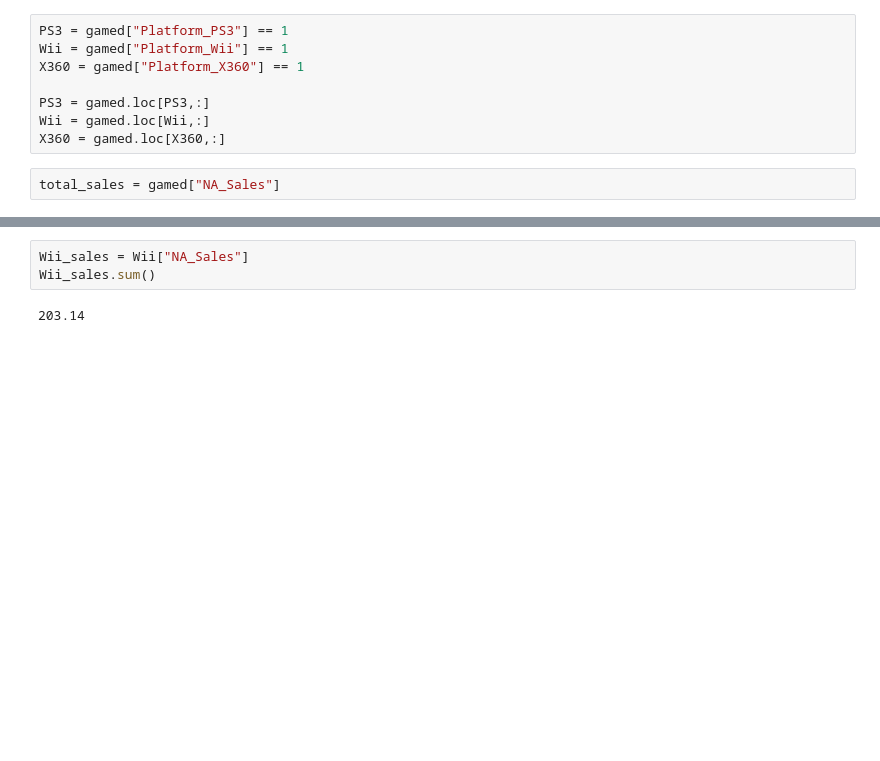
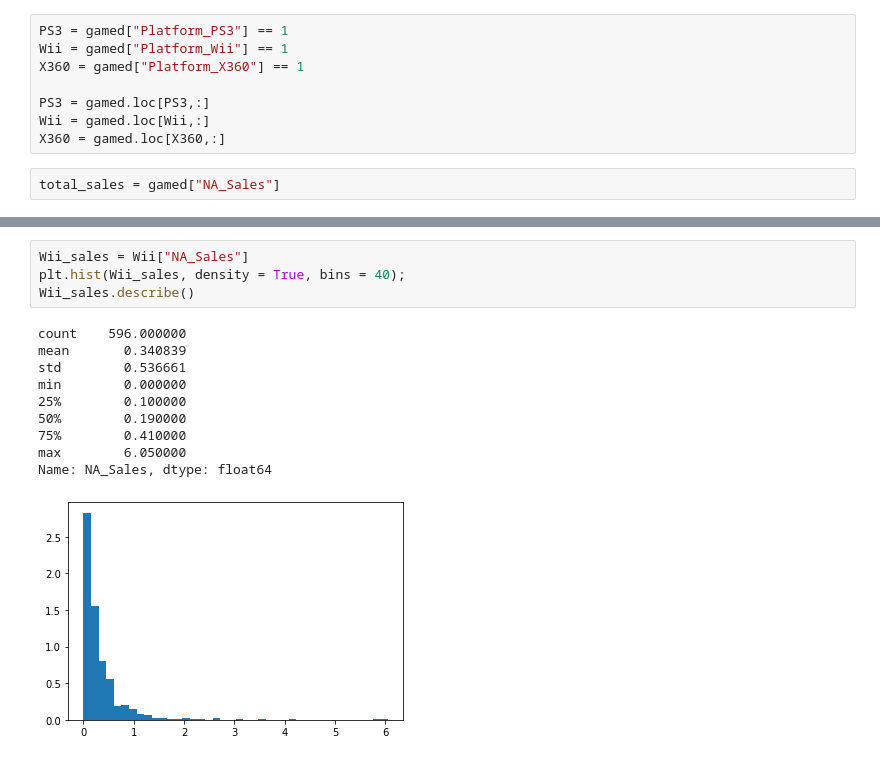
Before and after one commit to leonardoffe/Projeto-2-CDados, a Jupyter notebook: Projeto 2.ipynb, the cells around one changed output, grey strips where cells are left out. Saved outputs shown, nothing was run; the diff lists cells and outputs as text; blank space fills up the shorter version.

```diff
--- a/Projeto 2.ipynb
+++ b/Projeto 2.ipynb
@@ -96,5 +107,15 @@ X360_sales.sum()
 # %%
 Wii_sales = Wii["NA_Sales"]
-Wii_sales.sum()
+plt.hist(Wii_sales, density = True, bins = 40);
+Wii_sales.describe()
 # %% [output]
-203.14
+count    596.000000
+mean       0.340839
+std        0.536661
+min        0.000000
+25%        0.100000
+50%        0.190000
+75%        0.410000
+max        6.050000
+Name: NA_Sales, dtype: float64
+[figure, added]
```
Also changed, not shown: parts of 3 cells of this notebook.
